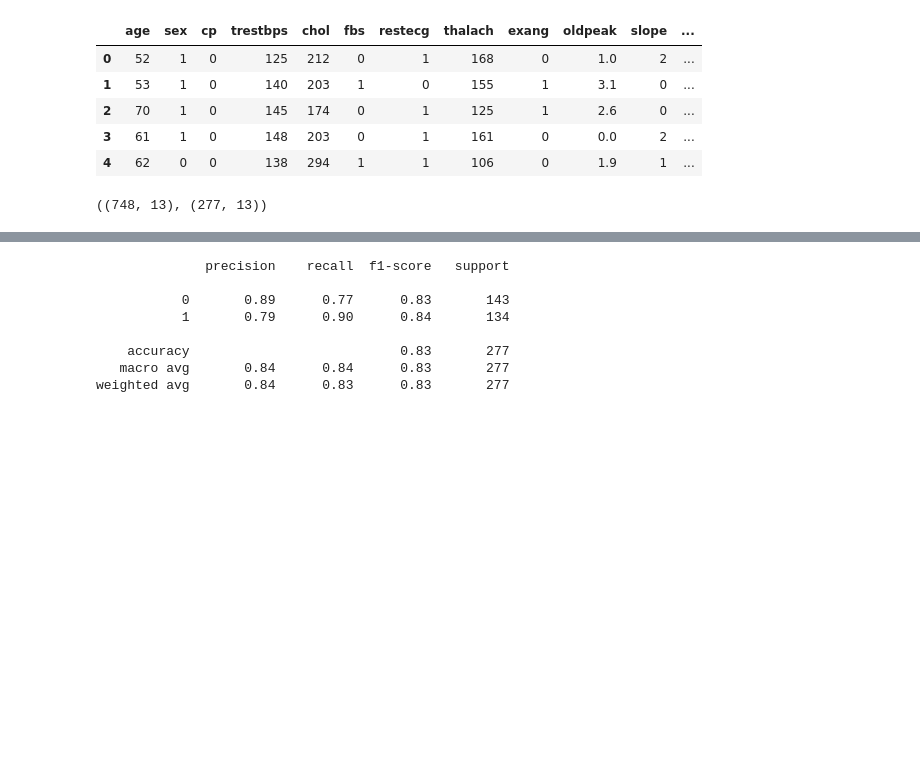
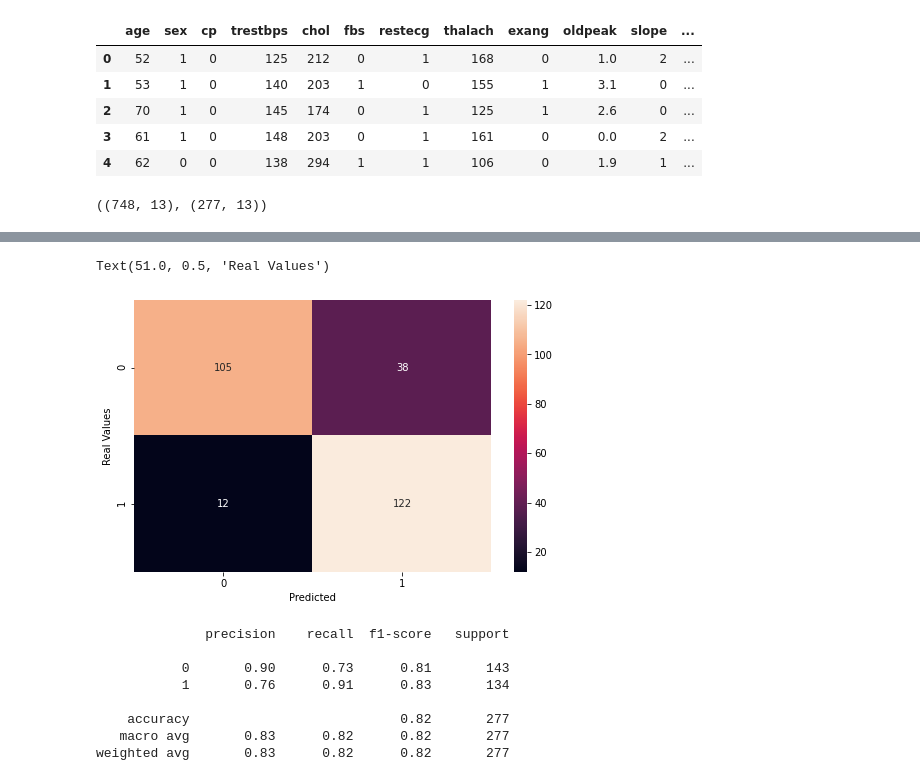
Before and after one commit to subhrapaladhi/Heart-Disease-Prediction, a Jupyter notebook: Neural Network.ipynb, the cells around one changed output, grey strips where cells are left out. Cells and saved outputs as stored; diff of their text form; code cells hidden in the pictures; blank space fills up the shorter version.

Commit message:
adding some graphs

```diff
--- a/Neural Network.ipynb
+++ b/Neural Network.ipynb
@@ -31,11 +32,15 @@ X_train.shape, X_test.shape
 ((748, 13), (277, 13))
 # %%
 model = keras.Sequential([
-    keras.layers.Dense(30,input_shape=(13,), activation='relu'),
+    keras.layers.Dense(50,input_shape=(13,), activation='relu'),
+    keras.layers.Dense(35, activation='relu'),
+    keras.layers.Dense(25, activation='relu'),
     keras.layers.Dense(15, activation='relu'),
     keras.layers.Dense(7, activation='relu'),
     keras.layers.Dense(1, activation='sigmoid')
 ])
+
+mc = ModelCheckpoint('best_model.h5', monitor='accuracy', mode='max', verbose=1, save_best_only=True)
 
 model.compile(loss='binary_crossentropy',
     optimizer='adam',
@@ -43,6 +48,6 @@ model.compile(loss='binary_crossentropy',
 )
 
 # mini batch gradient descent
-model.fit(X_train,y_train,epochs=50, batch_size=2)
+r = model.fit(X_train,y_train,epochs=50, batch_size=2,callbacks=[mc])
 # %% [output]
 Epoch 1/50
@@ -73,14 +100,24 @@ y_pred = model.predict(X_test)
 y_pred = np.round(y_pred)
 # %%
 from sklearn.metrics import confusion_matrix,classification_report
+# %%
+confusionMatrix = tf.math.confusion_matrix(labels=y_test, predictions=y_pred)
+import seaborn as sns
+plt.figure(figsize=(8,5))
+sns.heatmap(confusoinMatrix, annot=True, fmt='d')
+plt.xlabel('Predicted')
+plt.ylabel('Real Values')
+# %% [output]
+Text(51.0, 0.5, 'Real Values')
+[figure, added]
 # %%
 print(classification_report(y_test,y_pred))
 # %% [output]
               precision    recall  f1-score   support
 
-           0       0.89      0.77      0.83       143
-           1       0.79      0.90      0.84       134
+           0       0.90      0.73      0.81       143
+           1       0.76      0.91      0.83       134
 
-    accuracy                           0.83       277
-   macro avg       0.84      0.84      0.83       277
-weighted avg       0.84      0.83      0.83       277
+    accuracy                           0.82       277
+   macro avg       0.83      0.82      0.82       277
+weighted avg       0.83      0.82      0.82       277
```
Also changed, not shown: parts of 5 cells of this notebook, 1 other file.
